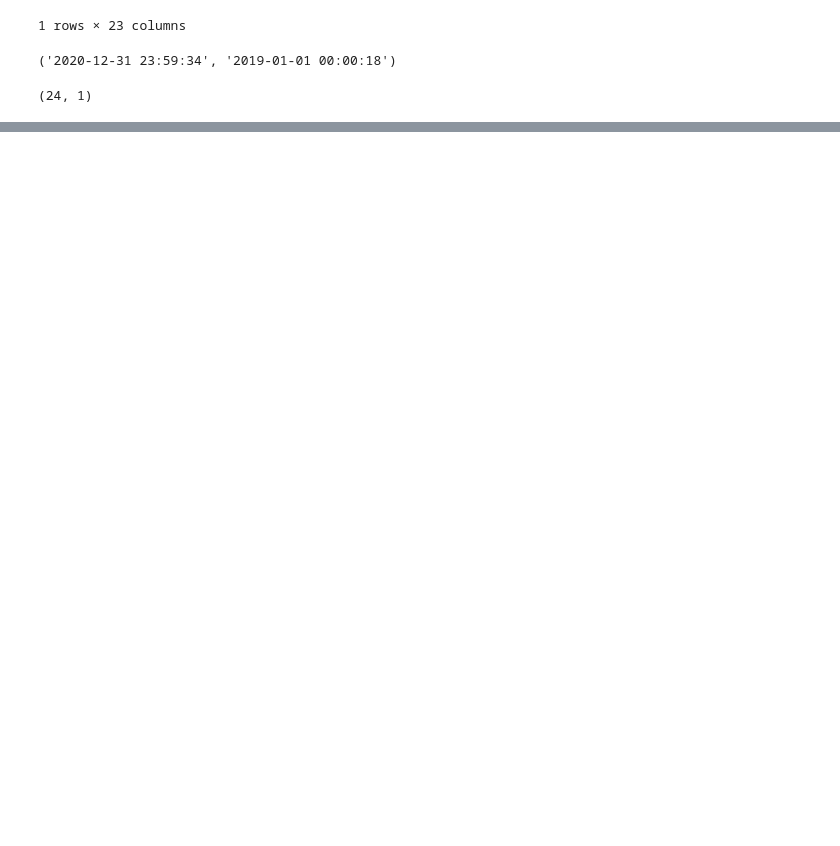
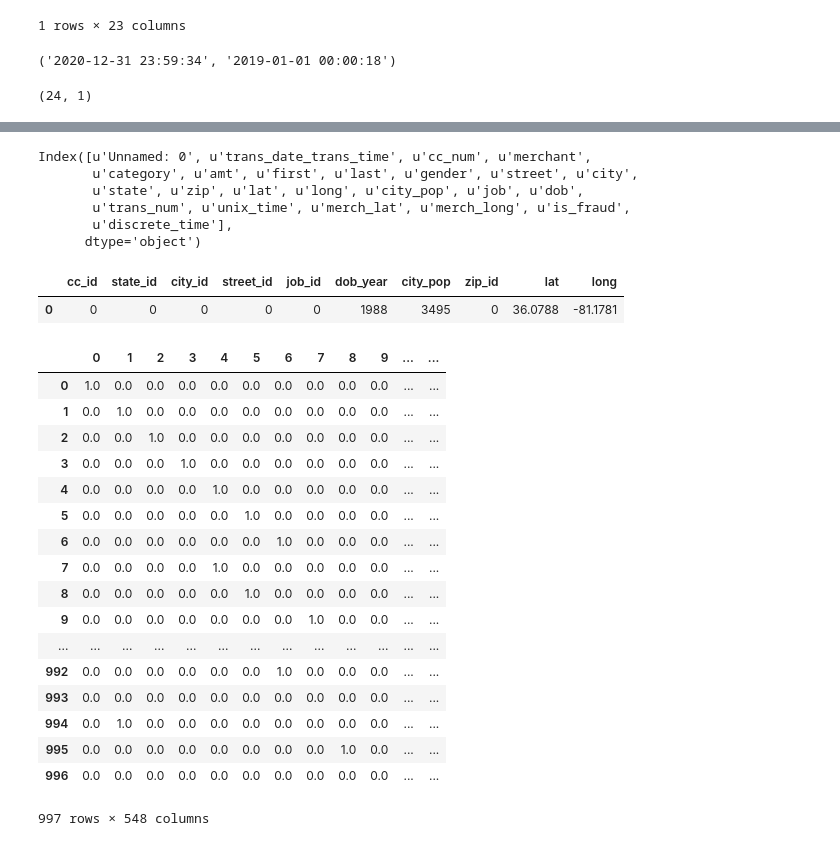
Before and after one commit to pritam004/Temporal_Link_Prediction, a Jupyter notebook: kggle_trans_preprocess.ipynb, the cells around one changed output, grey strips where cells are left out. Cells and saved outputs as stored; diff of their text form; code cells hidden in the pictures; blank space fills up the shorter version.

```diff
--- a/kggle_trans_preprocess.ipynb
+++ b/kggle_trans_preprocess.ipynb
@@ -34,0 +63,51 @@ total_data.discrete_time.max(),total_data.discrete_time.min()
+# %%
+feat_cc_num_pre_df=feat_cc_num_pre_df.drop_duplicates()
+# %%
+feat_cc_num_pre_df['cc_id']=feat_cc_num_pre_df['cc_num'].apply(lambda x: cc_num_dict[x])
+feat_cc_num_pre_df['state_id']=feat_cc_num_pre_df['state'].apply(lambda x: state_dict[x])
+feat_cc_num_pre_df['city_id']=feat_cc_num_pre_df['city'].apply(lambda x: city_dict[x])
+feat_cc_num_pre_df['street_id']=feat_cc_num_pre_df['street'].apply(lambda x: street_dict[x])
+feat_cc_num_pre_df['job_id']=feat_cc_num_pre_df['job'].apply(lambda x: job_dict[x])
+feat_cc_num_pre_df['zip_id']=feat_cc_num_pre_df['zip'].apply(lambda x: zip_dict[x])
+feat_cc_num_pre_df['dob_year']=feat_cc_num_pre_df['dob'].apply(lambda x: x[:4])
+# %%
+total_data.columns
+# %% [output]
+Index([u'Unnamed: 0', u'trans_date_trans_time', u'cc_num', u'merchant',
+       u'category', u'amt', u'first', u'last', u'gender', u'street', u'city',
+       u'state', u'zip', u'lat', u'long', u'city_pop', u'job', u'dob',
+       u'trans_num', u'unix_time', u'merch_lat', u'merch_long', u'is_fraud',
+       u'discrete_time'],
+      dtype='object')
+# %%
+cc_num_static_feat=feat_cc_num_pre_df[['cc_id','state_id','city_id','street_id','job_id','dob_year','city_pop','zip_id','lat','long']]
+# %%
+cc_num_static_feat.head(1)
+# %% [output]
+|  | cc_id | state_id | city_id | street_id | job_id | dob_year | city_pop | zip_id | lat | long |
+| 0 | 0 | 0 | 0 | 0 | 0 | 1988 | 3495 | 0 | 36.0788 | -81.1781 |
+# %%
+from sklearn.preprocessing import OneHotEncoder
+encoder = OneHotEncoder(handle_unknown='ignore')
+encoder_df = pd.DataFrame(encoder.fit_transform(cc_num_static_feat[['state_id','job_id']]).toarray())
+# %%
+encoder_df
+# %% [output]
+|  | 0 | 1 | 2 | 3 | 4 | 5 | 6 | 7 | 8 | 9 | ... | ... |
+| 0 | 1.0 | 0.0 | 0.0 | 0.0 | 0.0 | 0.0 | 0.0 | 0.0 | 0.0 | 0.0 | ... | ... |
+| 1 | 0.0 | 1.0 | 0.0 | 0.0 | 0.0 | 0.0 | 0.0 | 0.0 | 0.0 | 0.0 | ... | ... |
+| 2 | 0.0 | 0.0 | 1.0 | 0.0 | 0.0 | 0.0 | 0.0 | 0.0 | 0.0 | 0.0 | ... | ... |
+| 3 | 0.0 | 0.0 | 0.0 | 1.0 | 0.0 | 0.0 | 0.0 | 0.0 | 0.0 | 0.0 | ... | ... |
+| 4 | 0.0 | 0.0 | 0.0 | 0.0 | 1.0 | 0.0 | 0.0 | 0.0 | 0.0 | 0.0 | ... | ... |
+| 5 | 0.0 | 0.0 | 0.0 | 0.0 | 0.0 | 1.0 | 0.0 | 0.0 | 0.0 | 0.0 | ... | ... |
+| 6 | 0.0 | 0.0 | 0.0 | 0.0 | 0.0 | 0.0 | 1.0 | 0.0 | 0.0 | 0.0 | ... | ... |
+| 7 | 0.0 | 0.0 | 0.0 | 0.0 | 1.0 | 0.0 | 0.0 | 0.0 | 0.0 | 0.0 | ... | ... |
+| 8 | 0.0 | 0.0 | 0.0 | 0.0 | 0.0 | 1.0 | 0.0 | 0.0 | 0.0 | 0.0 | ... | ... |
+| 9 | 0.0 | 0.0 | 0.0 | 0.0 | 0.0 | 0.0 | 0.0 | 1.0 | 0.0 | 0.0 | ... | ... |
+| ... | ... | ... | ... | ... | ... | ... | ... | ... | ... | ... | ... | ... |
+| 992 | 0.0 | 0.0 | 0.0 | 0.0 | 0.0 | 0.0 | 1.0 | 0.0 | 0.0 | 0.0 | ... | ... |
+| 993 | 0.0 | 0.0 | 0.0 | 0.0 | 0.0 | 0.0 | 0.0 | 0.0 | 0.0 | 0.0 | ... | ... |
+| 994 | 0.0 | 1.0 | 0.0 | 0.0 | 0.0 | 0.0 | 0.0 | 0.0 | 0.0 | 0.0 | ... | ... |
+| 995 | 0.0 | 0.0 | 0.0 | 0.0 | 0.0 | 0.0 | 0.0 | 0.0 | 1.0 | 0.0 | ... | ... |
+| 996 | 0.0 | 0.0 | 0.0 | 0.0 | 0.0 | 0.0 | 0.0 | 0.0 | 0.0 | 0.0 | ... | ... |
+997 rows × 548 columns
```
Also changed, not shown: parts of 5 cells of this notebook.
